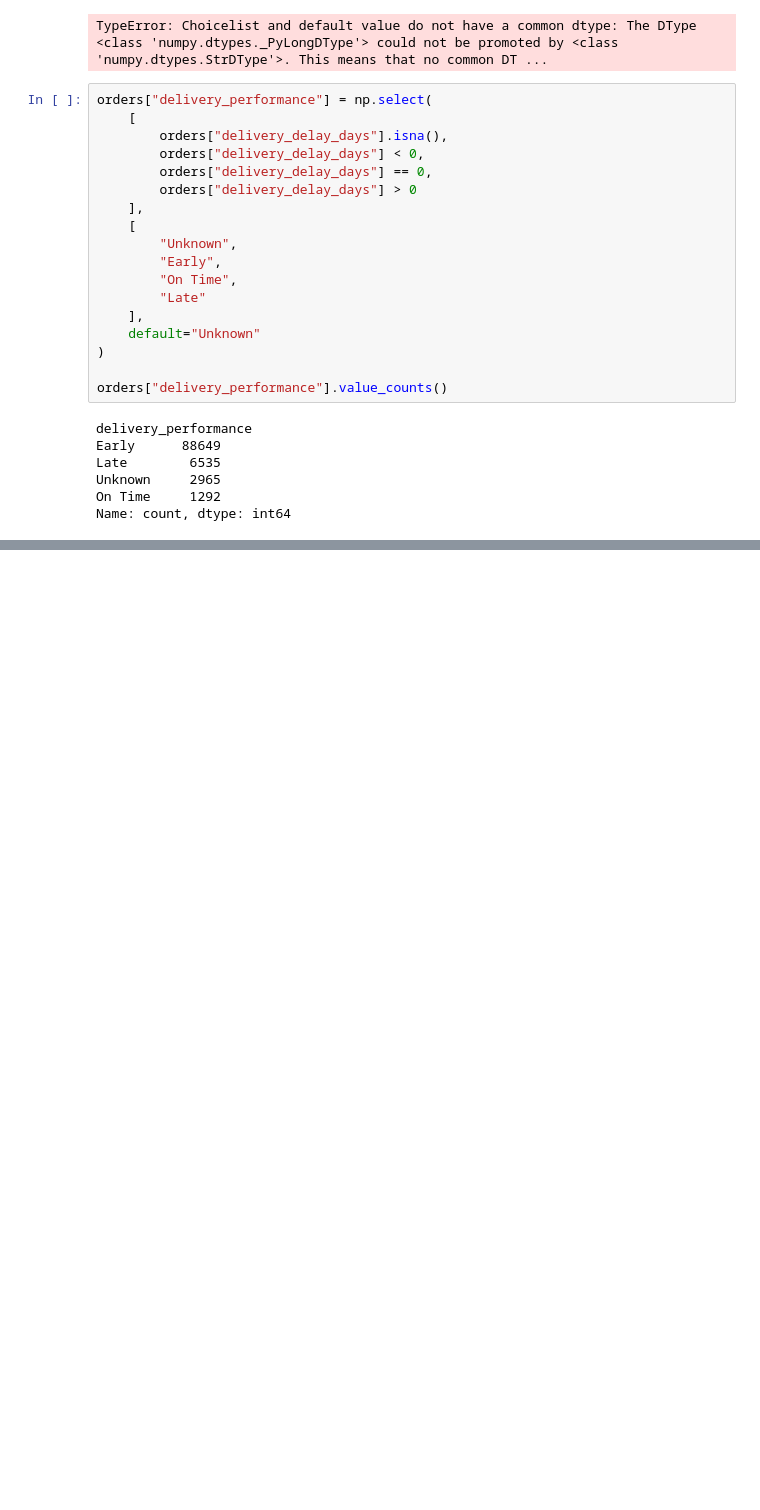
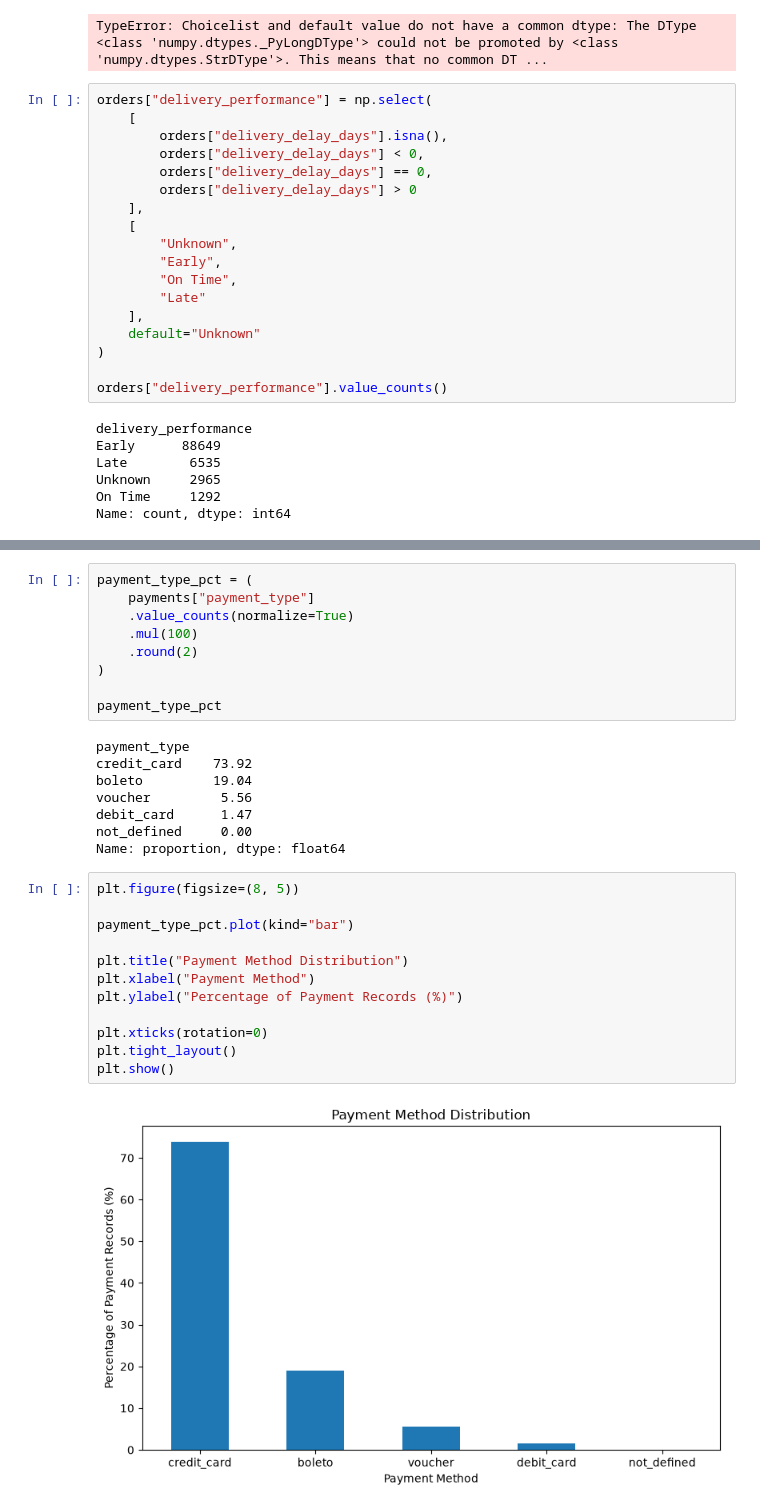
Before and after one commit to PoojaMandal7355/olist-ecommerce-analytics, a Jupyter notebook: notebooks/01_olist_eda.ipynb, the cells around one changed output, grey strips where cells are left out. Drawn from its saved outputs; the diff is of its cells as text; blank space fills up the shorter version.

```diff
--- a/notebooks/01_olist_eda.ipynb
+++ b/notebooks/01_olist_eda.ipynb
@@ -472,0 +593,31 @@ Name: count, dtype: int64
+# %%
+payment_type_pct = (
+    payments["payment_type"]
+    .value_counts(normalize=True)
+    .mul(100)
+    .round(2)
+)
+
+payment_type_pct
+# %% [output]
+payment_type
+credit_card    73.92
+boleto         19.04
+voucher         5.56
+debit_card      1.47
+not_defined     0.00
+Name: proportion, dtype: float64
+# %%
+plt.figure(figsize=(8, 5))
+
+payment_type_pct.plot(kind="bar")
+
+plt.title("Payment Method Distribution")
+plt.xlabel("Payment Method")
+plt.ylabel("Percentage of Payment Records (%)")
+
+plt.xticks(rotation=0)
+plt.tight_layout()
+plt.show()
+# %% [output]
+[figure, added]
```
Also changed, not shown: parts of 11 cells of this notebook.
